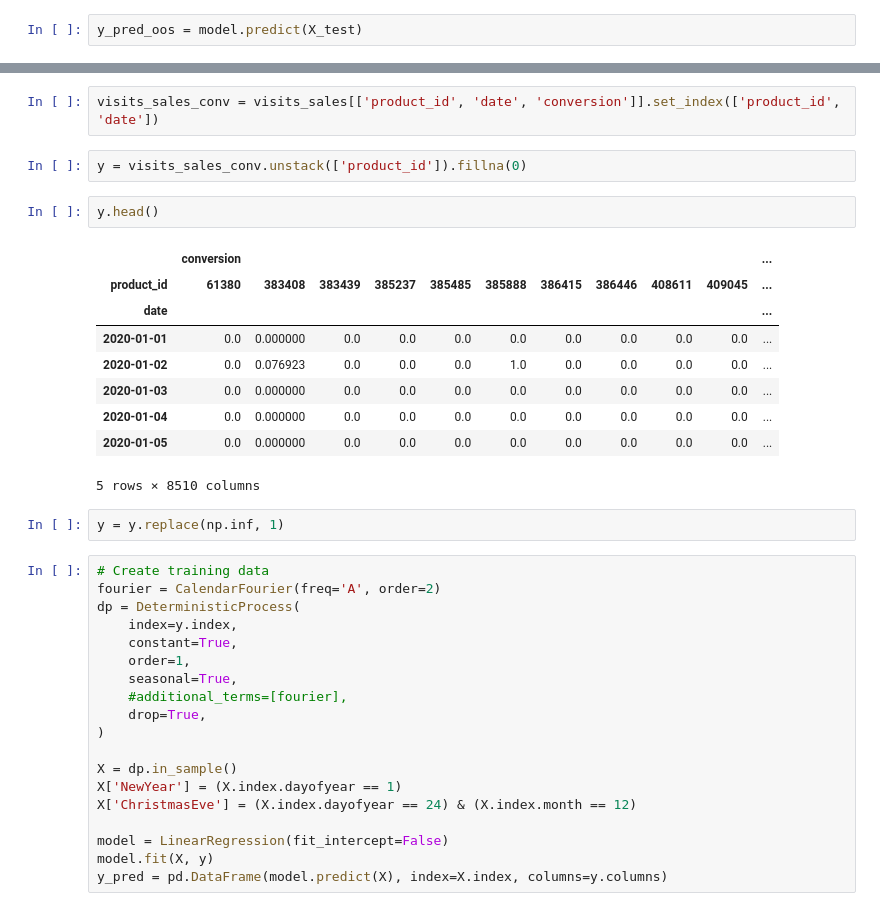
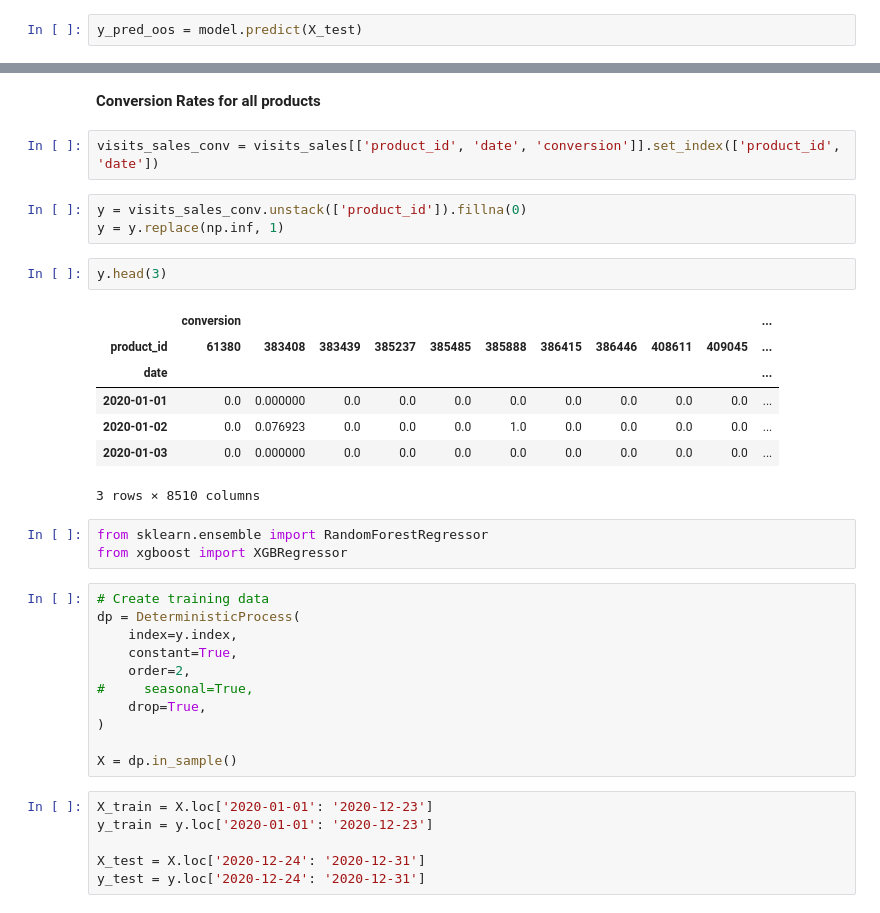
Before and after one commit to samarthum/rebuy_case_study, a Jupyter notebook: notebooks/Conversion Rate Forecast.ipynb, the cells around one changed output, grey strips where cells are left out. Saved outputs shown, nothing was run; the diff lists cells and outputs as text.

```diff
--- a/notebooks/Conversion Rate Forecast.ipynb
+++ b/notebooks/Conversion Rate Forecast.ipynb
@@ -145,38 +152,38 @@ pd.Series(y_pred_oos, index=date_range)
 Freq: D, dtype: float64
+# %% [markdown]
+**Conversion Rates for all products**
 # %%
 visits_sales_conv = visits_sales[['product_id', 'date', 'conversion']].set_index(['product_id', 'date'])
 # %%
 y = visits_sales_conv.unstack(['product_id']).fillna(0)
+y = y.replace(np.inf, 1)
 # %%
-y.head()
+y.head(3)
 # %% [output]
 |  | conversion |  |  |  |  |  |  |  |  |  | ... |
 | product_id | 61380 | 383408 | 383439 | 385237 | 385485 | 385888 | 386415 | 386446 | 408611 | 409045 | ... |
 | date |  |  |  |  |  |  |  |  |  |  | ... |
 | 2020-01-01 | 0.0 | 0.000000 | 0.0 | 0.0 | 0.0 | 0.0 | 0.0 | 0.0 | 0.0 | 0.0 | ... |
 | 2020-01-02 | 0.0 | 0.076923 | 0.0 | 0.0 | 0.0 | 1.0 | 0.0 | 0.0 | 0.0 | 0.0 | ... |
 | 2020-01-03 | 0.0 | 0.000000 | 0.0 | 0.0 | 0.0 | 0.0 | 0.0 | 0.0 | 0.0 | 0.0 | ... |
-| 2020-01-04 | 0.0 | 0.000000 | 0.0 | 0.0 | 0.0 | 0.0 | 0.0 | 0.0 | 0.0 | 0.0 | ... |
-| 2020-01-05 | 0.0 | 0.000000 | 0.0 | 0.0 | 0.0 | 0.0 | 0.0 | 0.0 | 0.0 | 0.0 | ... |
-5 rows × 8510 columns
+3 rows × 8510 columns
-# %%
-y = y.replace(np.inf, 1)
+# %%
+from sklearn.ensemble import RandomForestRegressor
+from xgboost import XGBRegressor
 # %%
 # Create training data
-fourier = CalendarFourier(freq='A', order=2)
 dp = DeterministicProcess(
     index=y.index,
     constant=True,
-    order=1,
-    seasonal=True,
-    #additional_terms=[fourier],
+    order=2,
+#     seasonal=True,
     drop=True,
 )
 
 X = dp.in_sample()
-X['NewYear'] = (X.index.dayofyear == 1)
-X['ChristmasEve'] = (X.index.dayofyear == 24) & (X.index.month == 12)
-
-model = LinearRegression(fit_intercept=False)
-model.fit(X, y)
-y_pred = pd.DataFrame(model.predict(X), index=X.index, columns=y.columns)
+# %%
+X_train = X.loc['2020-01-01': '2020-12-23']
+y_train = y.loc['2020-01-01': '2020-12-23']
+
+X_test = X.loc['2020-12-24': '2020-12-31']
+y_test = y.loc['2020-12-24': '2020-12-31']
```
Also changed, not shown: parts of 19 cells of this notebook.
